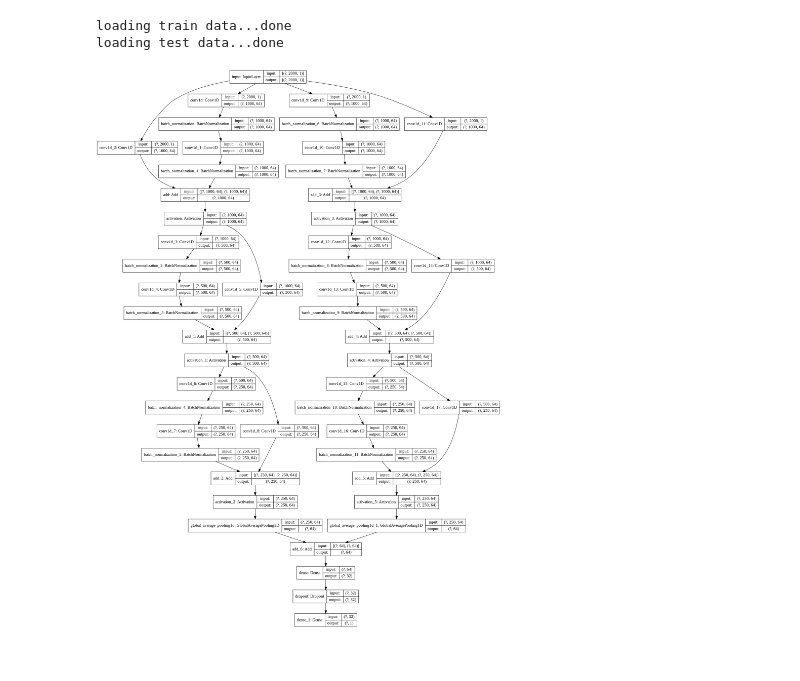
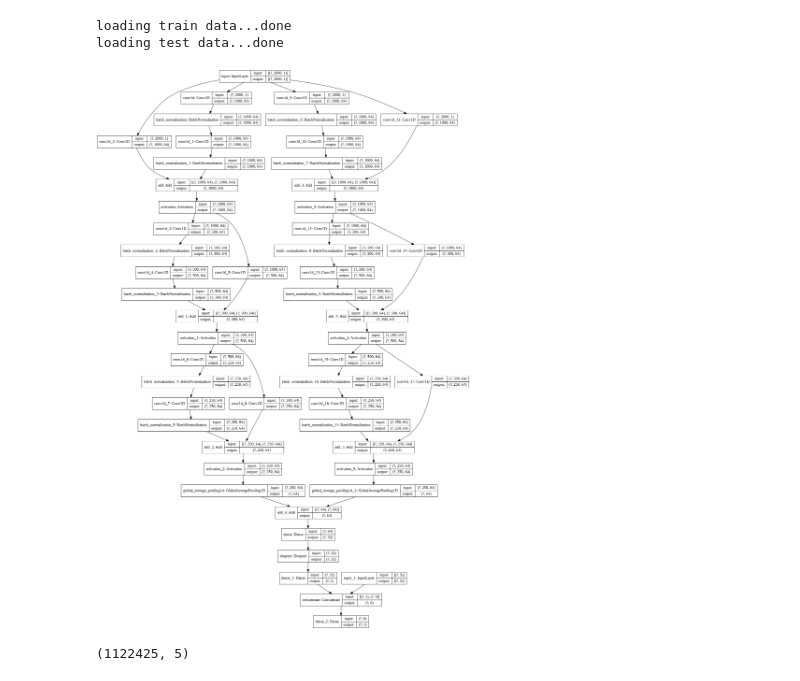
Before and after one commit to vincenthanna/MAIC_hypotension_prediction, a Jupyter notebook: MAIC_Model.ipynb, the cells around one changed output. Saved outputs shown, nothing was run; the diff lists cells and outputs as text; code cells hidden in the pictures.

```diff
--- a/MAIC_Model.ipynb
+++ b/MAIC_Model.ipynb
@@ -81,7 +99,6 @@ def resnet(inputs, kernel_size, filter_sizes):
 def lowprenet(inputs, kernel_sizes, filter_sizes):
     sub_models = []
     for kernel_size in kernel_sizes:
-        # sm = ResnetBase(kernel_size=kernel_size, filter_sizes=filter_sizes)
         sm = resnet(inputs, kernel_size=kernel_size, filter_sizes=filter_sizes)
         sm = keras.layers.GlobalAveragePooling1D()(sm)
         sub_models.append(sm)
@@ -91,22 +108,40 @@ def lowprenet(inputs, kernel_sizes, filter_sizes):
     x = keras.layers.Dropout(rate=0.2)(x)
     x = keras.layers.Dense(units=1, activation='sigmoid')(x)
 
-    return keras.models.Model(inputs=[inputs], outputs=x)
+    #return keras.models.Model(inputs=[inputs], outputs=x)
+    return x
 
+
+demographic_input_tensor = Input(shape=(5), dtype='float32')
+
+def mbpnet_demographic_mergenet(mbpnet_out, demographic_input):
+    x = Concatenate()([mbpnet_out, demographic_input])
+    x = keras.layers.Dense(units=1, activation='sigmoid')(x)
+    return x
 
 
 kernel_sizes = [3, 5]
 filter_sizes = [64, 64, 64]
 
-opt = optimizers.Adam()
+opt_mbpnet = optimizers.Adam()
 
-model = lowprenet(input_tensor, kernel_sizes=kernel_sizes, filter_sizes=filter_sizes)
-model.compile(loss='binary_crossentropy', optimizer=opt, metrics=['accuracy', tf.keras.metrics.AUC()])
-#model.summary()
-# end = resnet_basic_block(input_tensor, filters=3, kernel_size=3, strides=2)
-# model = keras.models.Model(inputs=[input_tensor], outputs=end)
-
-plot_model(model, to_file='lowprenet.png', show_shapes=True, show_layer_names=True)
+mbpnet = lowprenet(input_tensor, kernel_sizes=kernel_sizes, filter_sizes=filter_sizes)
+mbpnet_model = keras.models.Model(inputs=[input_tensor], outputs=mbpnet)
+auc_mbpnet_metric = tf.keras.metrics.AUC(name="auc_mbpnet")
+mbpnet_model.compile(loss='binary_crossentropy', optimizer=opt_mbpnet, metrics=['accuracy', auc_mbpnet_metric])
+#plot_model(mbpnet_model, to_file='lowprenet.png', show_shapes=True, show_layer_names=True)
-# %% [output]
-[figure, removed]
+# %%
+opt_mergenet = optimizers.Adam()
+
+merge_net = mbpnet_demographic_mergenet(mbpnet, demographic_input_tensor)
+merge_model = keras.models.Model(inputs=[input_tensor, demographic_input_tensor], outputs=merge_net)
+auc_mergenet_metric = tf.keras.metrics.AUC()
+merge_model.compile(loss='binary_crossentropy', optimizer=opt_mergenet, metrics=['accuracy', auc_mergenet_metric])
+plot_model(merge_model, to_file='mergenet_model.png', show_shapes=True, show_layer_names=True)
+# %% [output]
+[figure, added]
+# %%
+xtrain_cases.shape
+# %% [output]
+(1122425, 5)
 # %%
```
Also changed, not shown: parts of 5 cells of this notebook.
